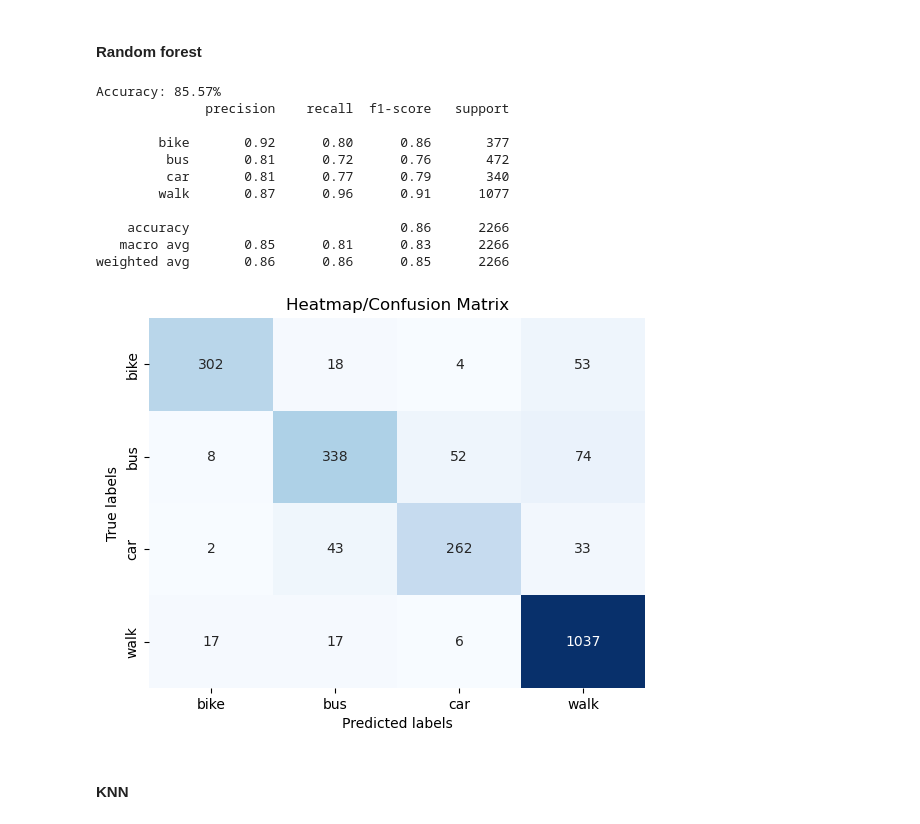
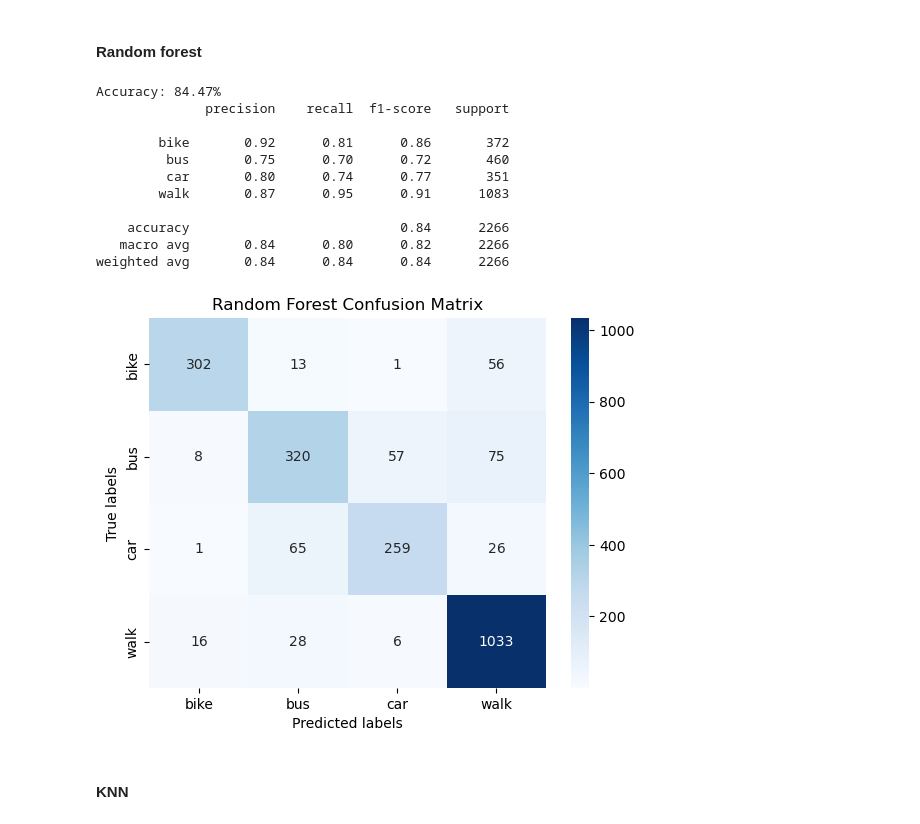
Before and after one commit to crusell1/gis_assignment2_group11, a Jupyter notebook: Assignment_2.ipynb, the cells around one changed output. Saved outputs shown, nothing was run; the diff lists cells and outputs as text; code cells hidden in the pictures.

```diff
--- a/Assignment_2.ipynb
+++ b/Assignment_2.ipynb
@@ -36,22 +42,31 @@ print(df.head(5))
 # %% [markdown]
 #### Importance plot
 # %%
+# Väljer features
 features = df.drop(['segment_id', 'user_id', 'file_name', 'mode'], axis=1)
+# Hämtar features namn
 feature_names = features.columns
 
+# Benämner X och y
 X = df[feature_names]
 y = df['mode']
 
-X_train, X_test, y_train, y_test = train_test_split(X, y, test_size=0.2, random_state=42)
+# Splittar datan till träning och test
+X_train, X_test, y_train, y_test = train_test_split(X, y, test_size=0.2, random_state=42, stratify=y)
 # %%
-clf = RandomForestClassifier(n_estimators=100, random_state=42)
-clf.fit(X_train, y_train)
-feature_importances = clf.feature_importances_
+# Hämtar funktionen för random forest
+rfc = RandomForestClassifier(n_estimators=100, random_state=42)
+# Tränar datan med random forest
+rfc.fit(X_train, y_train)
+# Hämtar feature importances från modellen
+feature_importances = rfc.feature_importances_
 
+# Skapar en dataframe av feature importances
 importance_df = pd.DataFrame({
   'Features': feature_names,
   'Importance': feature_importances
 })
 
+# Sorterar dataframen i rangordning baserat på hur viktig den är
 importance_df = importance_df.sort_values(by='Importance', ascending=True)
 # %%
@@ -66,43 +95,50 @@ plt.show()
 # %% [markdown]
 #### Random forest
 # %%
-y_pred = clf.predict(X_test)
+# Predikterar med random forest classifier
+y_pred_forest = rfc.predict(X_test)
 
-accuracy = accuracy_score(y_test, y_pred)
+# Beräknar korrekthet
+accuracy_forest = accuracy_score(y_test, y_pred_forest)
 
-report = classification_report(y_test, y_pred)
+# Skapar en classification report
+report_forest = classification_report(y_test, y_pred_forest)
 
-print(f'Accuracy: {accuracy * 100:.2f}%')
-print(report)
+# Skriver ut korrekthet och classification report
+print(f'Accuracy: {accuracy_forest * 100:.2f}%')
+print(report_forest)
 
+# Skapar sorterade ettiketter baserat på de unika transportsätt
 labels = sorted(y.unique())
-confusion = confusion_matrix(y_test, y_pred)
+# Skapar en confusion matrix
+confusion_forest = confusion_matrix(y_test, y_pred_forest)
+# Skapar en heatmap baserat på confusion matrix:en
 sns.heatmap(
-  confusion,
+  confusion_forest,
   annot=True,
   fmt='g',
   cmap='Blues',
-  cbar=False,
   xticklabels=labels,
   yticklabels=labels
 )
-plt.title('Heatmap/Confusion Matrix')
+# Sätter titel, ettikett på x- och y-axeln samt visar diagrammet
+plt.title('Random Forest Confusion Matrix')
 plt.xlabel('Predicted labels')
 plt.ylabel('True labels')
 plt.show()
 # %% [output]
-Accuracy: 85.57%
+Accuracy: 84.47%
               precision    recall  f1-score   support
 
-        bike       0.92      0.80      0.86       377
-         bus       0.81      0.72      0.76       472
-         car       0.81      0.77      0.79       340
-        walk       0.87      0.96      0.91      1077
+        bike       0.92      0.81      0.86       372
+         bus       0.75      0.70      0.72       460
+         car       0.80      0.74      0.77       351
+        walk       0.87      0.95      0.91      1083
 
-    accuracy                           0.86      2266
-   macro avg       0.85      0.81      0.83      2266
-weighted avg       0.86      0.86      0.85      2266
+    accuracy                           0.84      2266
+   macro avg       0.84      0.80      0.82      2266
+weighted avg       0.84      0.84      0.84      2266
-[figure, old version]
+[figure, new version]
 # %% [markdown]
 #### KNN
 # %%
```
Also changed, not shown: parts of 9 cells of this notebook, 5 other files.
